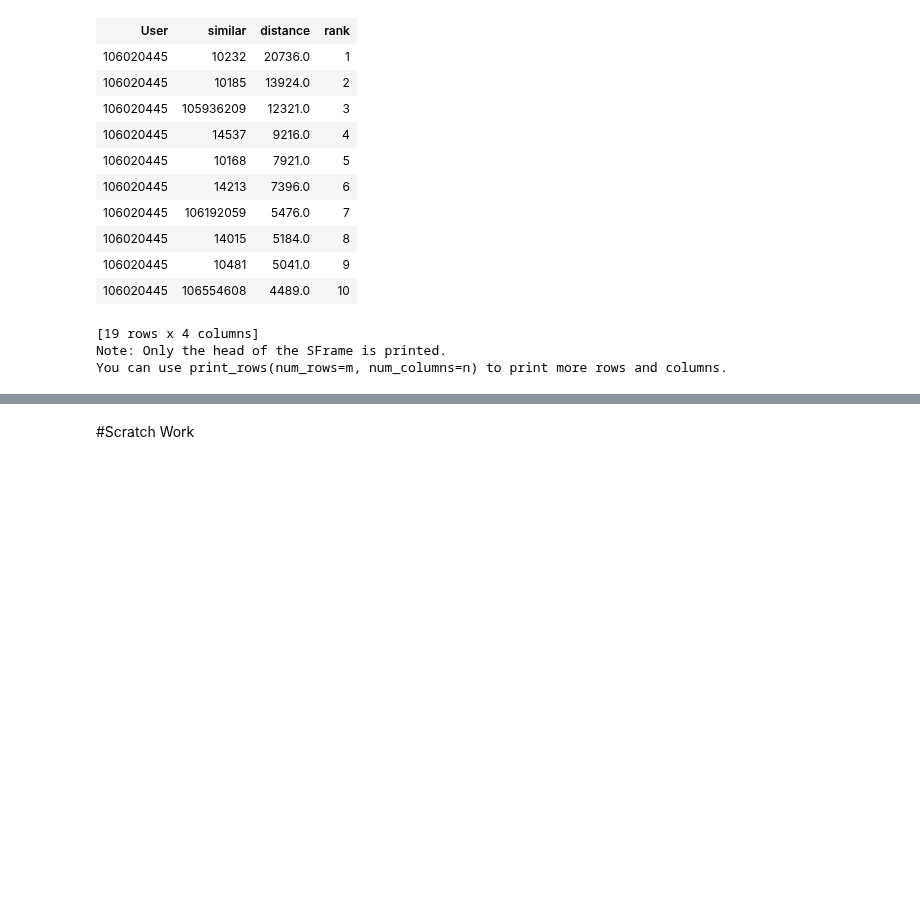
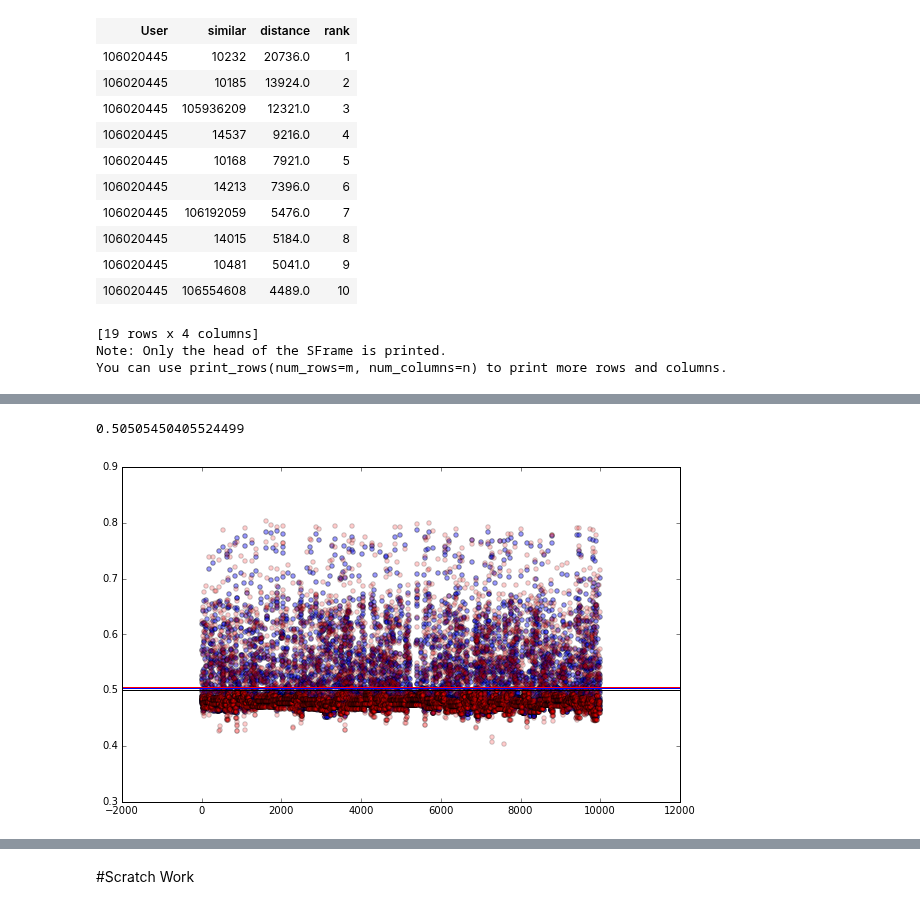
Before and after one commit to dmneal/Capstone, a Jupyter notebook: Graphlab.ipynb, the cells around one changed output, grey strips where cells are left out. Saved outputs shown, nothing was run; the diff lists cells and outputs as text; code cells hidden in the pictures; blank space fills up the shorter version.

```diff
--- a/Graphlab.ipynb
+++ b/Graphlab.ipynb
@@ -211,0 +220,11 @@ You can use print_rows(num_rows=m, num_columns=n) to print more rows and columns
+# %%
+data_set_rank = 'star35'
+df_data_rank = pd.read_csv(data_set+'.csv')
+sf_data_rank = gl.SFrame(df_data_rank)
+sf_data_rank
+
+df_data_dummies = pd.concat([df_data,
+                            pd.get_dummies(df_data.rating)],
+                            axis = 1).drop('rating',1)
+sf_data_dummies = gl.SFrame(df_data_dummies)
+sf_data_dummies
@@ -211,0 +246,14 @@ You can use print_rows(num_rows=m, num_columns=n) to print more rows and columns
+# %%
+n=1
+num_factors = range(3)
+mse_scores = []
+# train_set = sf_data
+# test_set=sf_data
+for i in range(n):
+    (train_set, test_set) = sf_data_dummies.random_split(0.8)
+    models = [gl.ranking_factorization_recommender.create(train_set, 'User', 'Climb',
+                                                  max_iterations=5000,
+                                                  num_factors=num,
+                                                  regularization=1e-3,
+                                                  verbose=True)
+              for num in num_factors]
@@ -211,0 +336,20 @@ You can use print_rows(num_rows=m, num_columns=n) to print more rows and columns
+# %%
+n_points = 10000
+pred_set = train_set
+pred_set2 = train_set
+fig, ax = plt.subplots(1, figsize=(10, 6))
+# for model in models:
+#     ax.plot(model.predict(test_set)[:n_points])
+ax.scatter(range(n_points),models[0].predict(pred_set)[:n_points],
+#            -models[0].predict(pred_set)[:n_points],
+           alpha=.4)
+ax.scatter(range(n_points),models[2].predict(pred_set2)[:n_points],
+#              -models[0].predict(pred_set2)[:n_points],
+           alpha=.2, c='r')
+ax.axhline(y=np.average(models[0].predict(pred_set)), c ='b')
+ax.axhline(y=np.average(models[2].predict(pred_set2)), c ='r')
+ax.axhline(y=0.5, c ='k')
+np.average(models[2].predict(pred_set)[:n_points])
+# %% [output]
+0.50505450405524499
+[figure, added]
```
Also changed, not shown: parts of 24 cells of this notebook, 6 other files.
